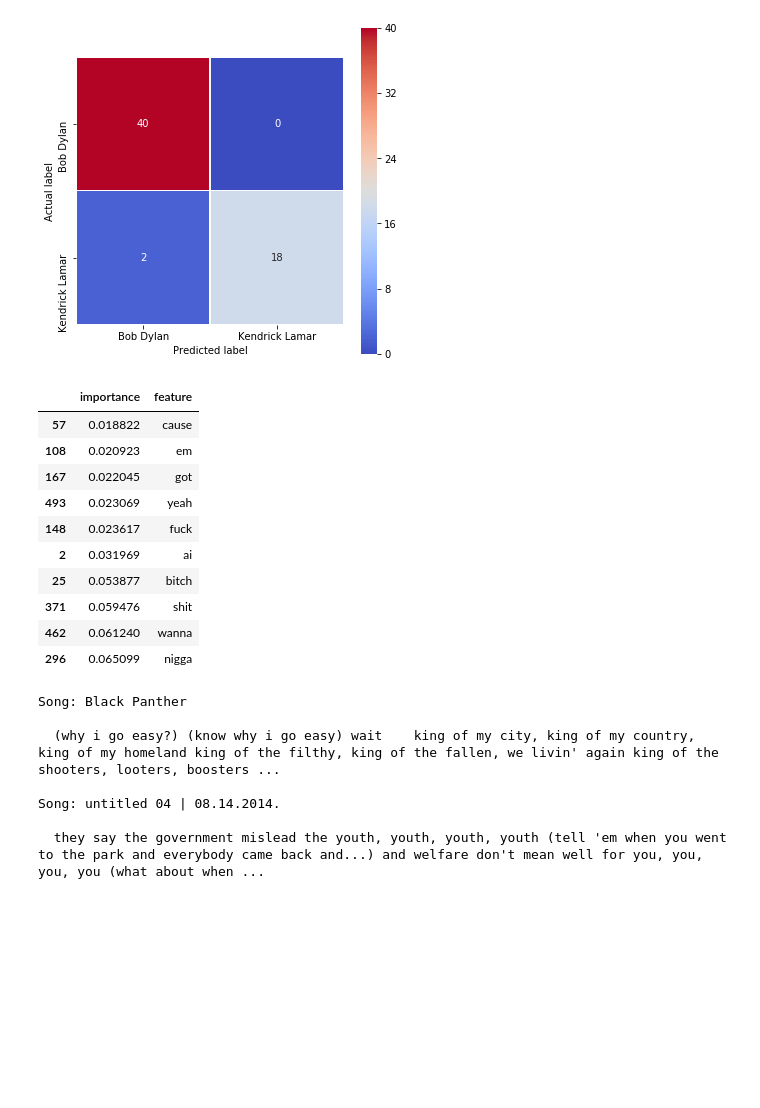
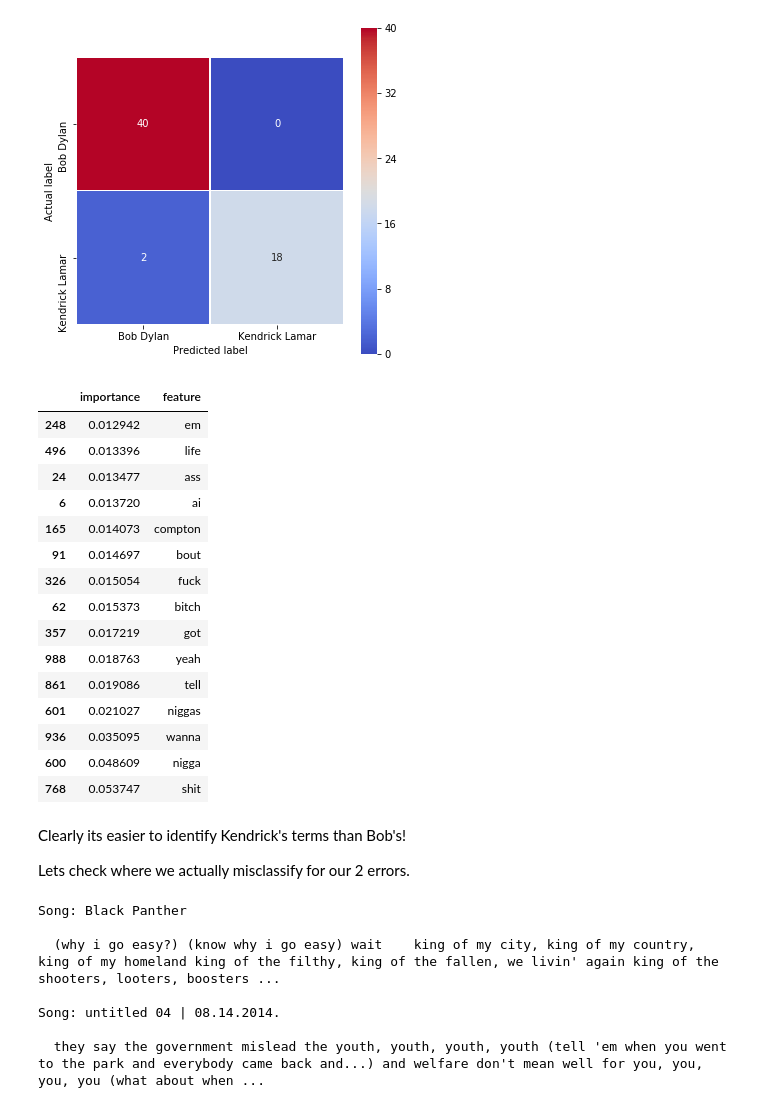
Before and after one commit to xaaronx/bob-or-kendrick, a Jupyter notebook: modelling.ipynb, the cells around one changed output. Cells and saved outputs as stored; diff of their text form; code cells hidden in the pictures; blank space fills up the shorter version.

```diff
--- a/modelling.ipynb
+++ b/modelling.ipynb
@@ -125,0 +137,5 @@ Name: artist, dtype: float64
+# %%
+vectoriser, language_vector_data= vectorise(ngram_range=(1, 1), max_feats=1000, input_data=df['lyrics_processed'])
+# %%
+# Store X for later
+X = language_vector_data.copy()
@@ -190,19 +243,28 @@ plot_confusion(cm_rf)
 # %%
 imps = pd.DataFrame({'importance':clf.feature_importances_,
                      'feature':X_train.columns})
+
+imps.sort_values('importance').tail(15)
+# %% [output]
+|  | importance | feature |
+| 248 | 0.012942 | em |
+| 496 | 0.013396 | life |
+| 24 | 0.013477 | ass |
+| 6 | 0.013720 | ai |
+| 165 | 0.014073 | compton |
+| 91 | 0.014697 | bout |
+| 326 | 0.015054 | fuck |
+| 62 | 0.015373 | bitch |
+| 357 | 0.017219 | got |
+| 988 | 0.018763 | yeah |
+| 861 | 0.019086 | tell |
+| 601 | 0.021027 | niggas |
+| 936 | 0.035095 | wanna |
+| 600 | 0.048609 | nigga |
+| 768 | 0.053747 | shit |
-# %%
-imps.sort_values('importance').tail(10)
-# %% [output]
-|  | importance | feature |
-| 57 | 0.018822 | cause |
-| 108 | 0.020923 | em |
-| 167 | 0.022045 | got |
-| 493 | 0.023069 | yeah |
-| 148 | 0.023617 | fuck |
-| 2 | 0.031969 | ai |
-| 25 | 0.053877 | bitch |
-| 371 | 0.059476 | shit |
-| 462 | 0.061240 | wanna |
-| 296 | 0.065099 | nigga |
+# %% [markdown]
+Clearly its easier to identify Kendrick's terms than Bob's!
+
+Lets check where we actually misclassify for our 2 errors.
 # %%
 results = pd.DataFrame({'actual':y_test,
```
Also changed, not shown: parts of 31 cells of this notebook, 1 other file.
